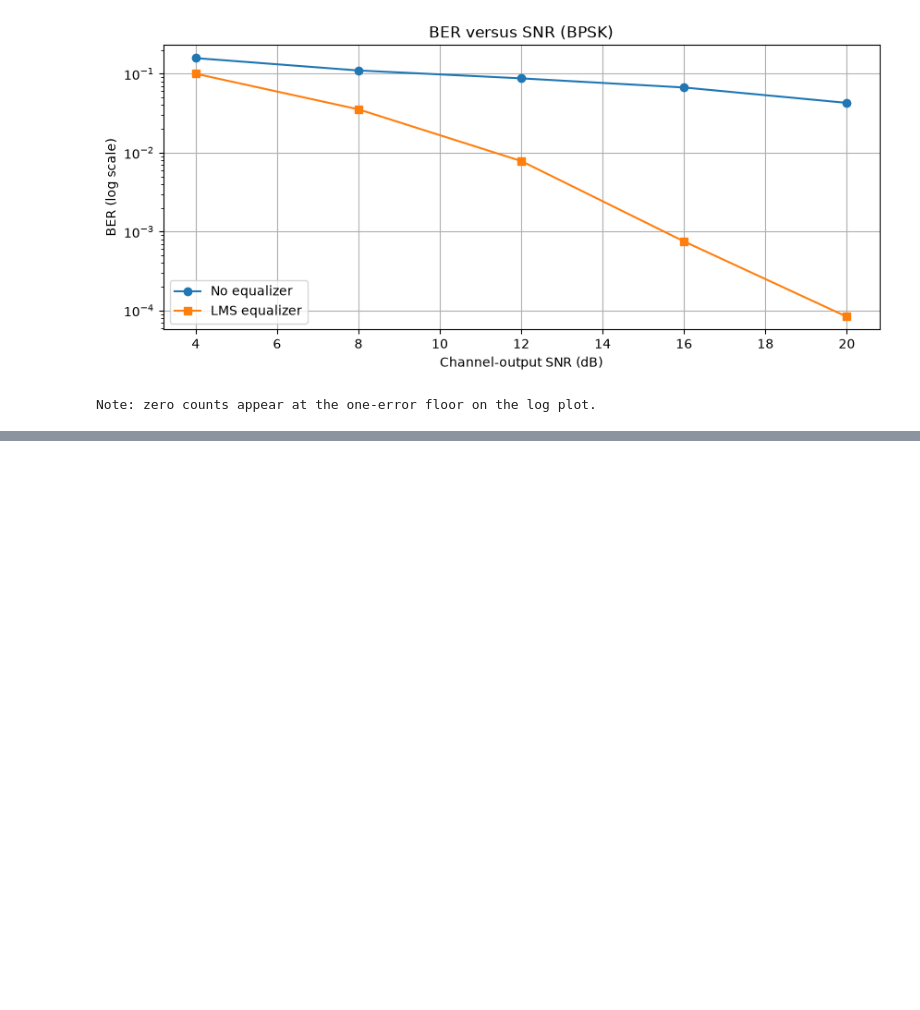
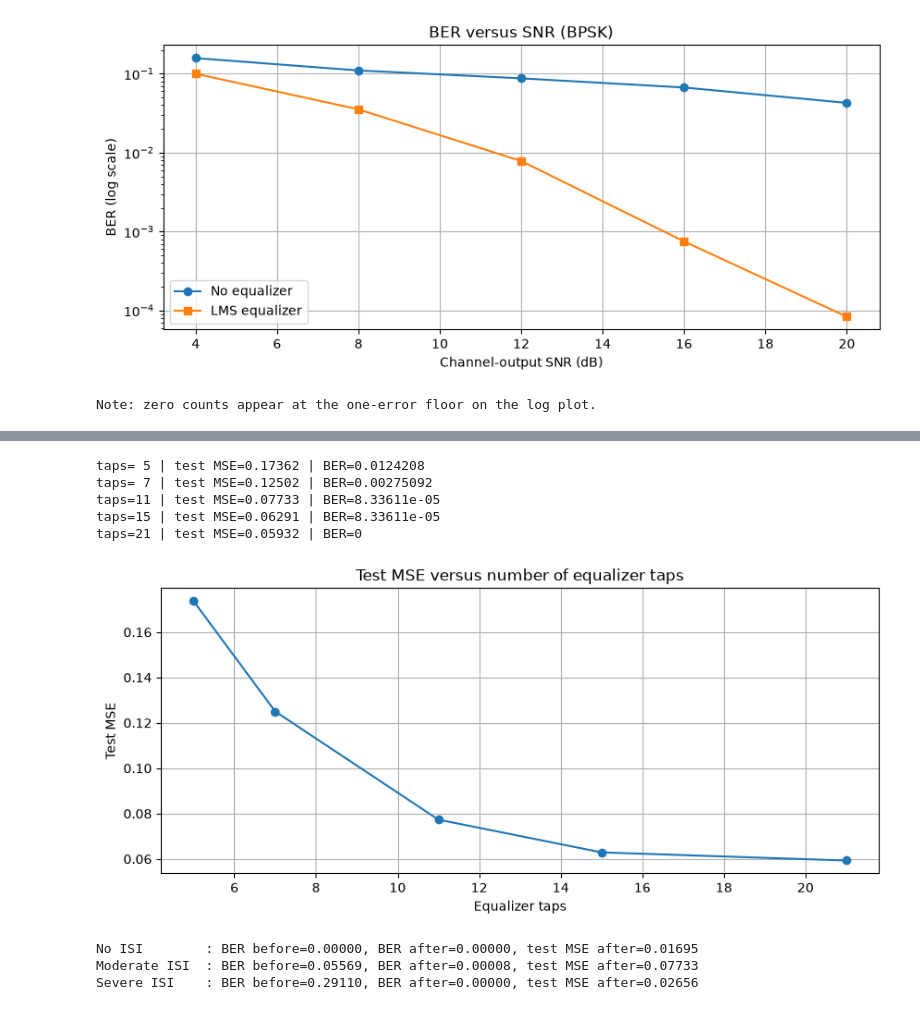
Before and after one commit to R1999T/cmsp_lms_project, a Jupyter notebook: LMS.ipynb, the cells around one changed output, grey strips where cells are left out. Saved outputs shown, nothing was run; the diff lists cells and outputs as text; code cells hidden in the pictures; blank space fills up the shorter version.

```diff
--- a/LMS.ipynb
+++ b/LMS.ipynb
@@ -278,0 +301,37 @@ Note: zero counts appear at the one-error floor on the log plot.
+# %%
+tap_options = [5, 7, 11, 15, 21]
+length_mse, length_ber = [], []
+for taps in tap_options:
+    r = simulate(MODULATION, SNR_DB, MU, taps, DECISION_DELAY,
+                 CHANNEL, TRAIN_SYMBOLS, TEST_SYMBOLS, seed=SEED)
+    length_mse.append(r["mse_test_after"])
+    length_ber.append(r["ber_after"])
+    print(f"taps={taps:2d} | test MSE={r['mse_test_after']:.5f} | BER={r['ber_after']:.6g}")
+fig, ax = plt.subplots()
+ax.plot(tap_options, length_mse, "o-")
+ax.set(title="Test MSE versus number of equalizer taps", xlabel="Equalizer taps", ylabel="Test MSE")
+plt.show()
+# %% [output]
+taps= 5 | test MSE=0.17362 | BER=0.0124208
+taps= 7 | test MSE=0.12502 | BER=0.00275092
+taps=11 | test MSE=0.07733 | BER=8.33611e-05
+taps=15 | test MSE=0.06291 | BER=8.33611e-05
+taps=21 | test MSE=0.05932 | BER=0
+[figure, added]
+# %%
+channel_cases = {
+    "No ISI": [1.0],
+    "Moderate ISI": [0.9, 0.50, -0.30],
+    "Severe ISI": [0.65, 0.8, -0.45, 0.25],
+}
+channel_test_results = {}
+for label, h in channel_cases.items():
+    r = simulate(MODULATION, SNR_DB, MU, NUM_TAPS, DECISION_DELAY,
+                 h, TRAIN_SYMBOLS, TEST_SYMBOLS, SEED)
+    channel_test_results[label] = r
+    print(f"{label:14s}: BER before={r['ber_before']:.5f}, "
+          f"BER after={r['ber_after']:.5f}, test MSE after={r['mse_test_after']:.5f}")
+# %% [output]
+No ISI        : BER before=0.00000, BER after=0.00000, test MSE after=0.01695
+Moderate ISI  : BER before=0.05569, BER after=0.00008, test MSE after=0.07733
+Severe ISI    : BER before=0.29110, BER after=0.00000, test MSE after=0.02656
```
Also changed, not shown: parts of 3 cells of this notebook.
